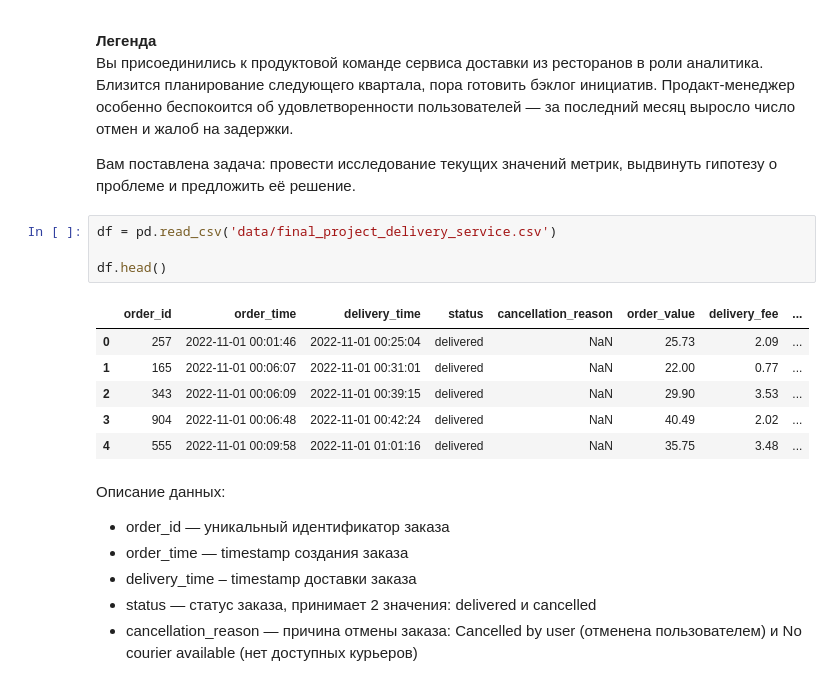
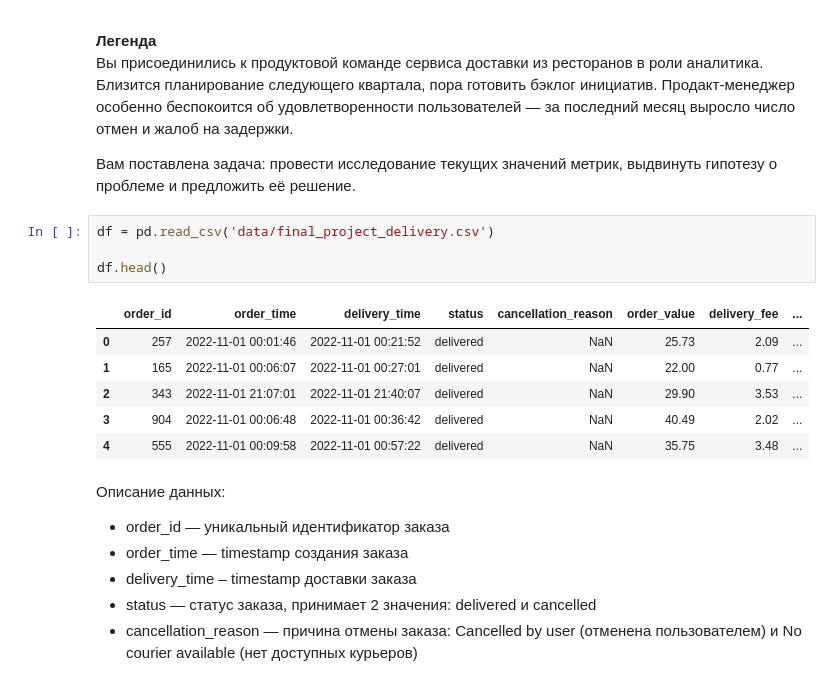
Before and after one commit to maxoutpost/hse_product_metrics_course, a Jupyter notebook: Final_Project/Final_project.ipynb, the cells around one changed output. Saved outputs shown, nothing was run; the diff lists cells and outputs as text.

```diff
--- a/Final_Project/Final_project.ipynb
+++ b/Final_Project/Final_project.ipynb
@@ -36,16 +41,16 @@ import requests
 
 Вам поставлена задача: провести исследование текущих значений метрик, выдвинуть гипотезу о проблеме и предложить её решение.
 # %%
-df = pd.read_csv('data/final_project_delivery_service.csv')
+df = pd.read_csv('data/final_project_delivery.csv')
 
 df.head()
 # %% [output]
 |  | order_id | order_time | delivery_time | status | cancellation_reason | order_value | delivery_fee | ... |
-| 0 | 257 | 2022-11-01 00:01:46 | 2022-11-01 00:25:04 | delivered | NaN | 25.73 | 2.09 | ... |
-| 1 | 165 | 2022-11-01 00:06:07 | 2022-11-01 00:31:01 | delivered | NaN | 22.00 | 0.77 | ... |
-| 2 | 343 | 2022-11-01 00:06:09 | 2022-11-01 00:39:15 | delivered | NaN | 29.90 | 3.53 | ... |
-| 3 | 904 | 2022-11-01 00:06:48 | 2022-11-01 00:42:24 | delivered | NaN | 40.49 | 2.02 | ... |
-| 4 | 555 | 2022-11-01 00:09:58 | 2022-11-01 01:01:16 | delivered | NaN | 35.75 | 3.48 | ... |
+| 0 | 257 | 2022-11-01 00:01:46 | 2022-11-01 00:21:52 | delivered | NaN | 25.73 | 2.09 | ... |
+| 1 | 165 | 2022-11-01 00:06:07 | 2022-11-01 00:27:01 | delivered | NaN | 22.00 | 0.77 | ... |
+| 2 | 343 | 2022-11-01 21:07:01 | 2022-11-01 21:40:07 | delivered | NaN | 29.90 | 3.53 | ... |
+| 3 | 904 | 2022-11-01 00:06:48 | 2022-11-01 00:36:42 | delivered | NaN | 40.49 | 2.02 | ... |
+| 4 | 555 | 2022-11-01 00:09:58 | 2022-11-01 00:57:22 | delivered | NaN | 35.75 | 3.48 | ... |
 # %% [markdown]
 Описание данных:
 
```
Also changed, not shown: parts of 47 cells of this notebook.
